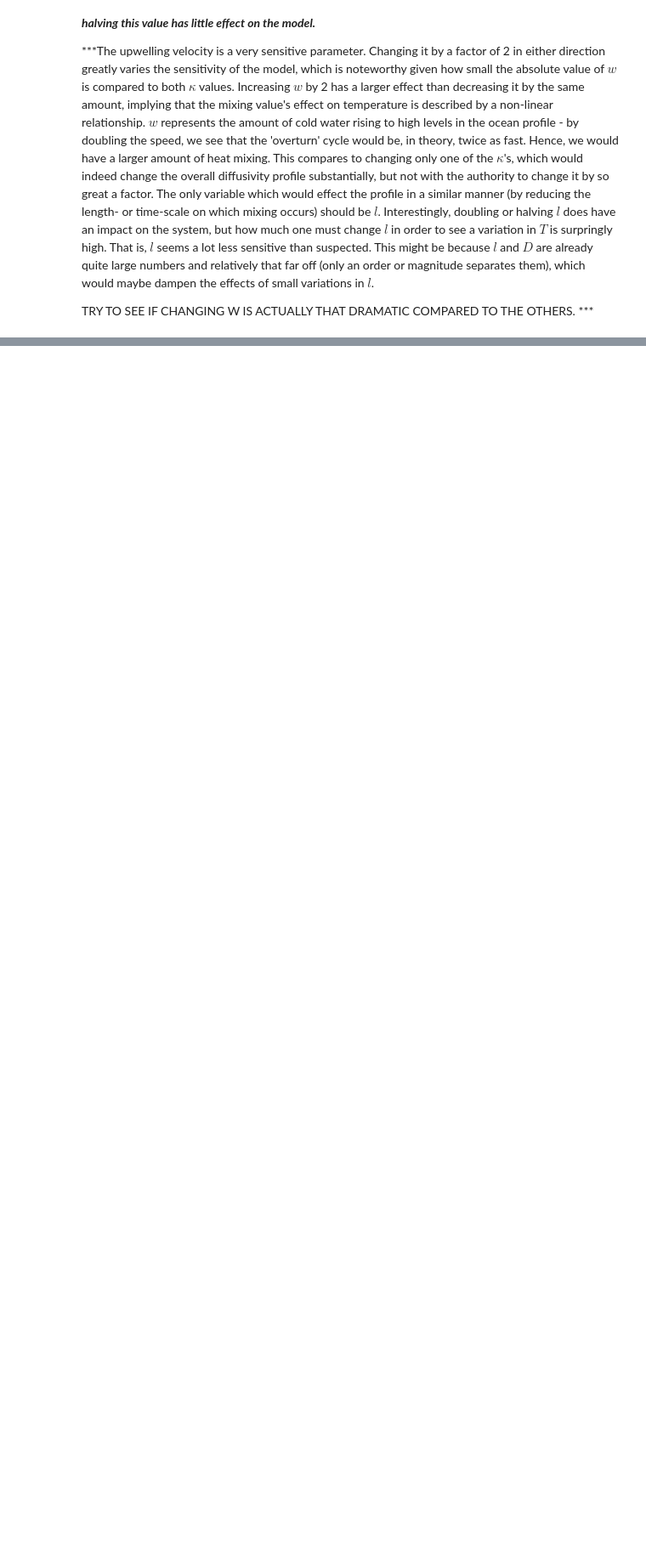
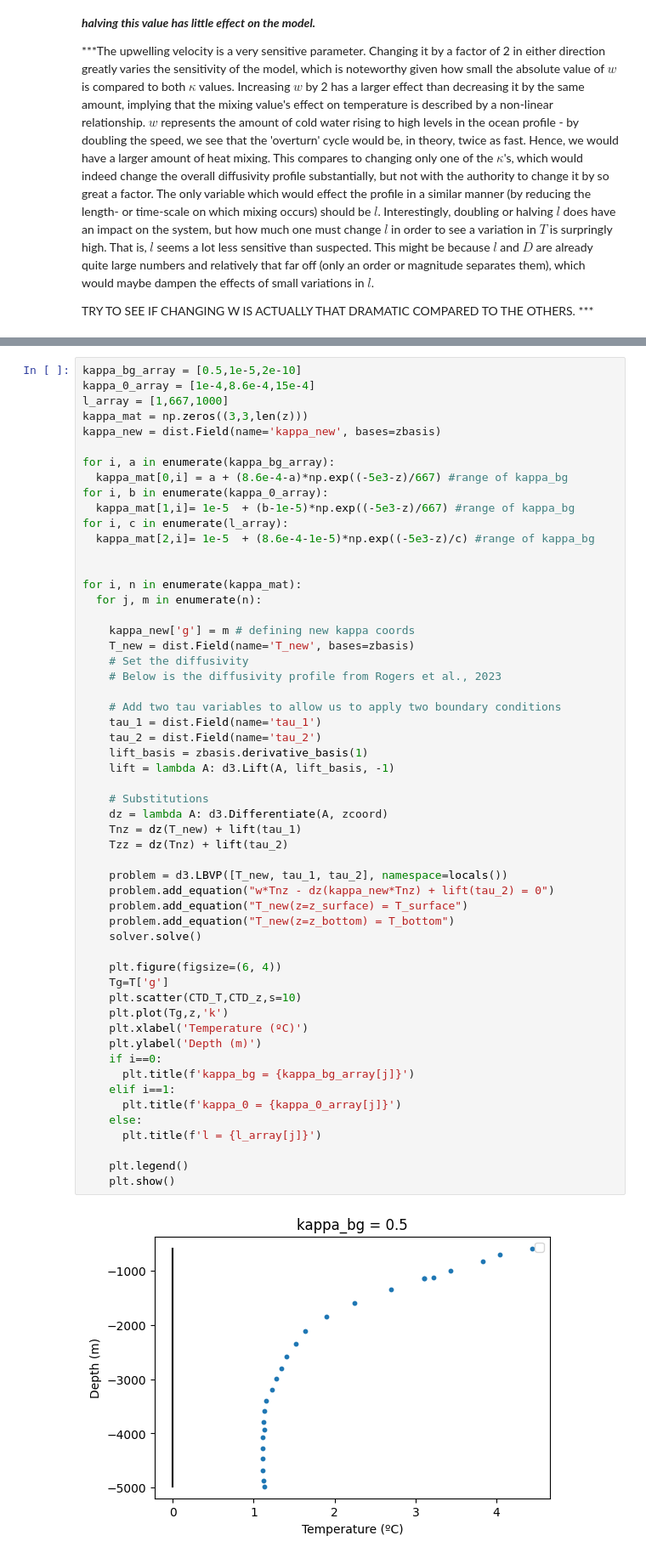
Before and after one commit to SquidsofDoom/QCES, a Jupyter notebook: Project2_transport.ipynb, the cells around one changed output, grey strips where cells are left out. Shown at 85% size. Saved outputs shown, nothing was run; the diff lists cells and outputs as text; blank space fills up the shorter version.

```diff
--- a/Project2_transport.ipynb
+++ b/Project2_transport.ipynb
@@ -292,0 +290,57 @@ kappa_0_array = [1e-4,8.6e-4,15e-4]
+# %%
+kappa_bg_array = [0.5,1e-5,2e-10]
+kappa_0_array = [1e-4,8.6e-4,15e-4]
+l_array = [1,667,1000]
+kappa_mat = np.zeros((3,3,len(z)))
+kappa_new = dist.Field(name='kappa_new', bases=zbasis)
+
+for i, a in enumerate(kappa_bg_array):
+  kappa_mat[0,i] = a + (8.6e-4-a)*np.exp((-5e3-z)/667) #range of kappa_bg
+for i, b in enumerate(kappa_0_array):
+  kappa_mat[1,i]= 1e-5  + (b-1e-5)*np.exp((-5e3-z)/667) #range of kappa_bg
+for i, c in enumerate(l_array):
+  kappa_mat[2,i]= 1e-5  + (8.6e-4-1e-5)*np.exp((-5e3-z)/c) #range of kappa_bg
+
+
+for i, n in enumerate(kappa_mat):
+  for j, m in enumerate(n):
+
+    kappa_new['g'] = m # defining new kappa coords
+    T_new = dist.Field(name='T_new', bases=zbasis)
+    # Set the diffusivity
+    # Below is the diffusivity profile from Rogers et al., 2023
+
+    # Add two tau variables to allow us to apply two boundary conditions
+    tau_1 = dist.Field(name='tau_1')
+    tau_2 = dist.Field(name='tau_2')
+    lift_basis = zbasis.derivative_basis(1)
+    lift = lambda A: d3.Lift(A, lift_basis, -1)
+
+    # Substitutions
+    dz = lambda A: d3.Differentiate(A, zcoord)
+    Tnz = dz(T_new) + lift(tau_1)
+    Tzz = dz(Tnz) + lift(tau_2)
+
+    problem = d3.LBVP([T_new, tau_1, tau_2], namespace=locals())
+    problem.add_equation("w*Tnz - dz(kappa_new*Tnz) + lift(tau_2) = 0")
+    problem.add_equation("T_new(z=z_surface) = T_surface")
+    problem.add_equation("T_new(z=z_bottom) = T_bottom")
+    solver.solve()
+
+    plt.figure(figsize=(6, 4))
+    Tg=T['g']
+    plt.scatter(CTD_T,CTD_z,s=10)
+    plt.plot(Tg,z,'k')
+    plt.xlabel('Temperature (ºC)')
+    plt.ylabel('Depth (m)')
+    if i==0:
+      plt.title(f'kappa_bg = {kappa_bg_array[j]}')
+    elif i==1:
+      plt.title(f'kappa_0 = {kappa_0_array[j]}')
+    else:
+      plt.title(f'l = {l_array[j]}')
+
+    plt.legend()
+    plt.show()
+# %% [output]
+[figure, added]
```
Also changed, not shown: parts of 5 cells of this notebook.
